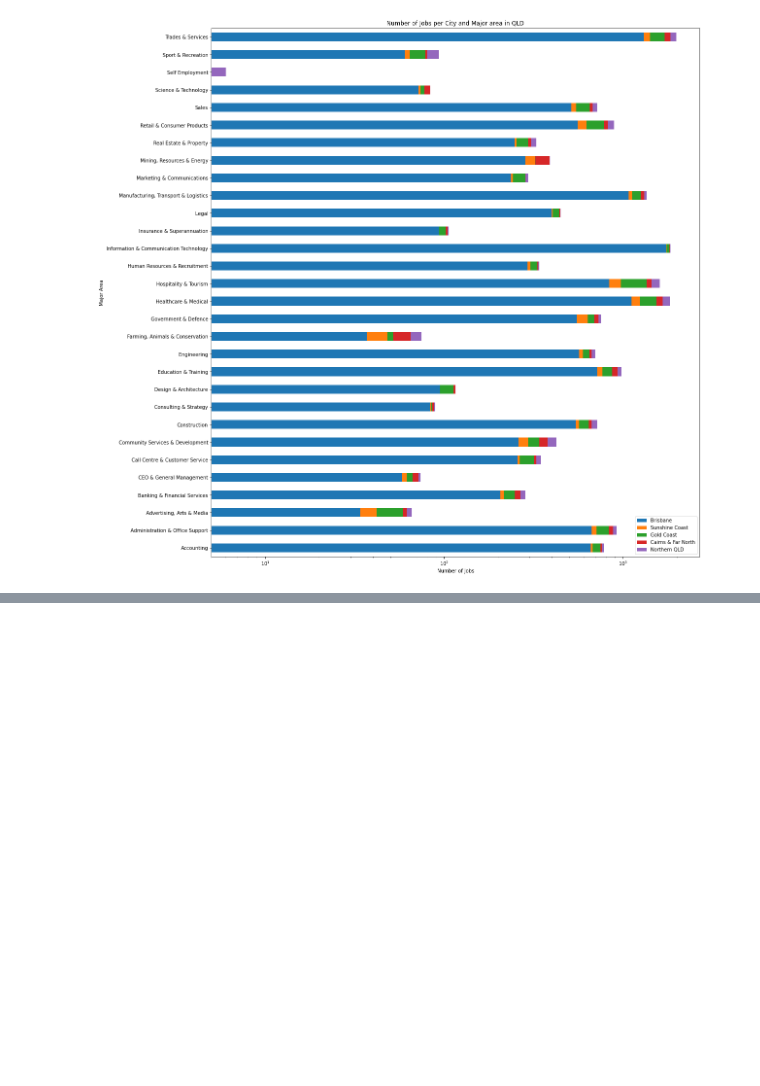
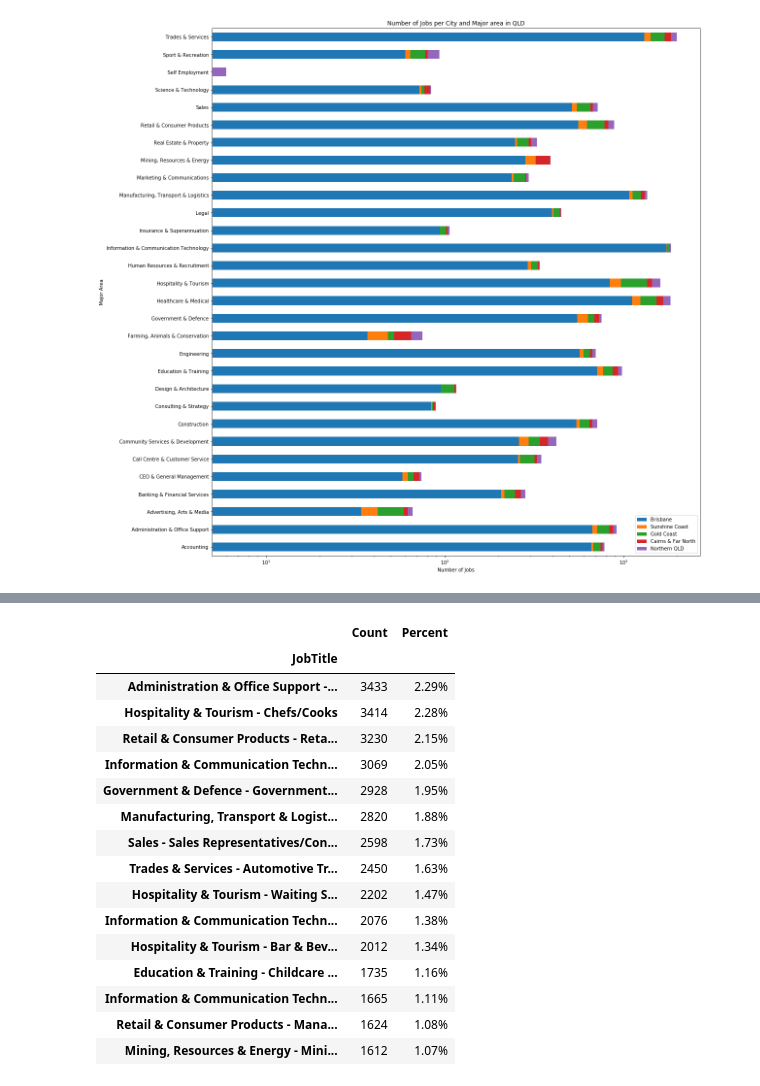
Before and after one commit to muriloOliveira7/7030ICTAssignmentPart2, a Jupyter notebook: job_market.ipynb, the cells around one changed output, grey strips where cells are left out. Saved outputs shown, nothing was run; the diff lists cells and outputs as text; code cells hidden in the pictures; blank space fills up the shorter version.

```diff
--- a/job_market.ipynb
+++ b/job_market.ipynb
@@ -362,0 +370,54 @@ axt.legend(['Brisbane', 'Mackay & Coalfields', 'Sunshine Coast',
+# %%
+# Task 3
+# To gain a better reputation, Griffith University wants to attract more students by
+# enhancing the employability of the graduates. As a data analyst, you need to give the
+# recommendation for the management board for the changing of the admission numbers in
+# each major. Which majors should be extended, and which majors should be reduced
+
+## APPROACH
+
+# Idea - look at the Classification and SubClassification with the greatest numbers
+# Disqualified ideas - look at job type, as there is a lot of missing data in that column
+#                    - free text search for Bachelor, as not many jobs have "Bachelor" in their requirements column
+# Assumption - Griffith has an Australia-wide reach with its online courses - have not filtered for SEQ-only jobs
+
+## First we will look at a list of Job Titles. We will need to manually disqualify jobs which don't require a degree
+
+# Make a copy of our original DataFrame
+df_jobtitles = df.copy()
+
+# Create a new column called "JobTitle", which is a concatenation of Classicication and SubClassification
+df_jobtitles['JobTitle'] = df_jobtitles['Classification'] + ' - ' + df_jobtitles['SubClassification']
+
+# Group the data by JobTitle
+df_jobtitles = df_jobtitles.groupby(["JobTitle"]).count()
+
+# Set up the data and order it
+df_jobtitles['Count'] = df_jobtitles["Id"]
+df_jobtitles = df_jobtitles.sort_values(by=['Count'], ascending = False)
+df_jobtitles['Percent'] = df_jobtitles['Count'] / df_loc_jobclass['Count'].sum()
+
+# Get rid of unneeded columns
+df_jobtitles = df_jobtitles.drop(['Id','Date','Area','SubClassification','Requirement','FullDescription','JobType','LowestSalary','HighestSalary','Title','Company','Location','Classification'], axis=1)
+
+df_jobtitles = df_jobtitles[:15].copy()
+
+df_jobtitles.style.format({'Percent': "{:,.2%}"})
+# %% [output]
+|  | Count | Percent |
+| JobTitle |  |  |
+| Administration & Office Support -... | 3433 | 2.29% |
+| Hospitality & Tourism - Chefs/Cooks | 3414 | 2.28% |
+| Retail & Consumer Products - Reta... | 3230 | 2.15% |
+| Information & Communication Techn... | 3069 | 2.05% |
+| Government & Defence - Government... | 2928 | 1.95% |
+| Manufacturing, Transport & Logist... | 2820 | 1.88% |
+| Sales - Sales Representatives/Con... | 2598 | 1.73% |
+| Trades & Services - Automotive Tr... | 2450 | 1.63% |
+| Hospitality & Tourism - Waiting S... | 2202 | 1.47% |
+| Information & Communication Techn... | 2076 | 1.38% |
+| Hospitality & Tourism - Bar & Bev... | 2012 | 1.34% |
+| Education & Training - Childcare ... | 1735 | 1.16% |
+| Information & Communication Techn... | 1665 | 1.11% |
+| Retail & Consumer Products - Mana... | 1624 | 1.08% |
+| Mining, Resources & Energy - Mini... | 1612 | 1.07% |
```
Also changed, not shown: parts of 13 cells of this notebook.
